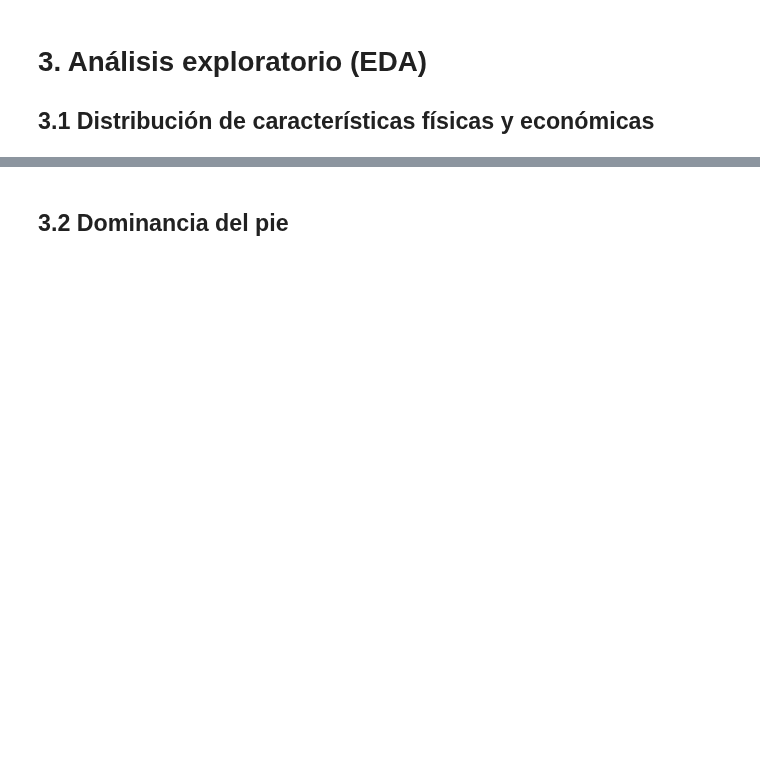
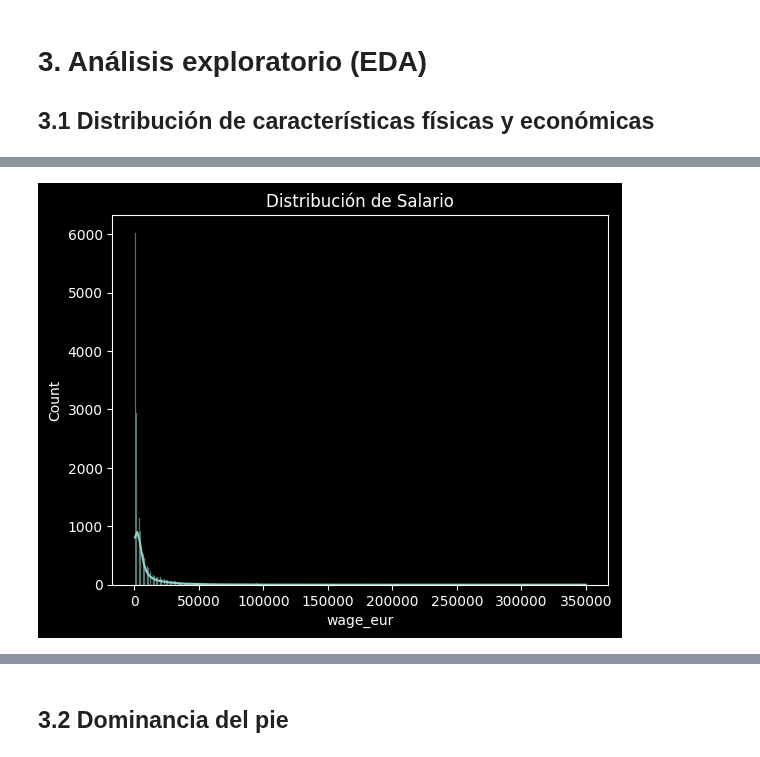
Before and after one commit to julihocc/202511-tec-3d, a Jupyter notebook: fifa22.ipynb, the cells around one changed output, grey strips where cells are left out. Cells and saved outputs as stored; diff of their text form; code cells hidden in the pictures; blank space fills up the shorter version.

```diff
--- a/fifa22.ipynb
+++ b/fifa22.ipynb
@@ -43,7 +104,9 @@ plt.show()
 # %%
 # Salario de los jugadores
-sns.histplot(df['Wage'], kde=True)
-plt.title('Distribución de Salario')
+sns.histplot(df["wage_eur"], kde=True)
+plt.title("Distribución de Salario")
 plt.show()
+# %% [output]
+[figure, added]
 # %%
 # Edad de los jugadores
```
Also changed, not shown: parts of 20 cells of this notebook.
